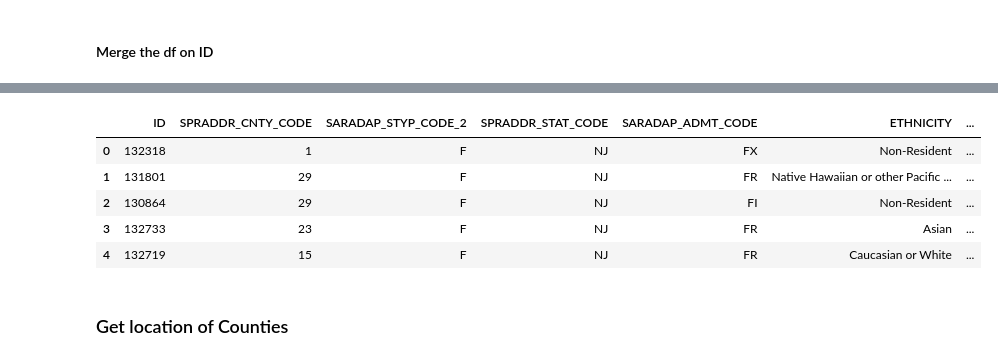
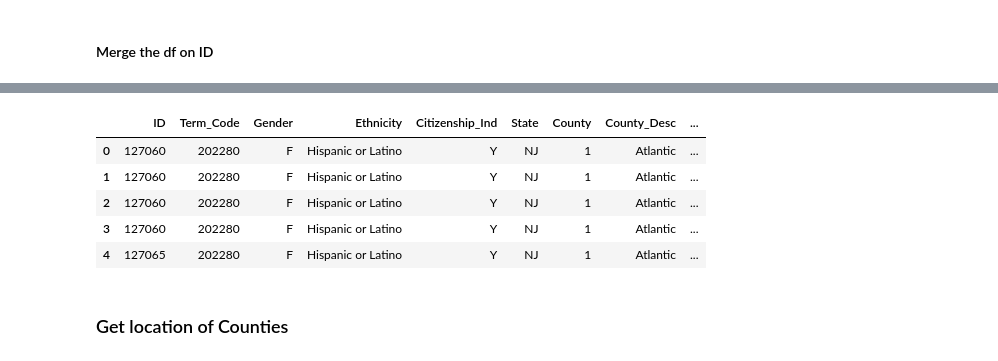
Before and after one commit to udoychowdhury/DataScience, a Jupyter notebook: Assitantship/CleanAndTransformData.ipynb, the cells around one changed output, grey strips where cells are left out. Saved outputs shown, nothing was run; the diff lists cells and outputs as text; code cells hidden in the pictures.

```diff
--- a/Assitantship/CleanAndTransformData.ipynb
+++ b/Assitantship/CleanAndTransformData.ipynb
@@ -103,19 +112,19 @@ output_file_path = '/Users/udoychowdhury/Documents/Assitantship/Merged Condition
 merged_df.to_excel(output_file_path, na_rep='NULL',index=False)
 # %%
 # File path for file
-output_file_path = '/Users/udoychowdhury/Documents/Assitantship/Merged Conditionally Admitted Students.xlsx'
+output_file_path = '/Users/udoychowdhury/Documents/Assitantship/Full Conditionally Admitted Students.xlsx'
 
 # Read the Excel file
 newdf = pd.read_excel(output_file_path)
 
 display(newdf.head())
 # %% [output]
-|  | ID | SPRADDR_CNTY_CODE | SARADAP_STYP_CODE_2 | SPRADDR_STAT_CODE | SARADAP_ADMT_CODE | ETHNICITY | ... |
-| 0 | 132318 | 1 | F | NJ | FX | Non-Resident | ... |
-| 1 | 131801 | 29 | F | NJ | FR | Native Hawaiian or other Pacific ... | ... |
-| 2 | 130864 | 29 | F | NJ | FI | Non-Resident | ... |
-| 3 | 132733 | 23 | F | NJ | FR | Asian | ... |
-| 4 | 132719 | 15 | F | NJ | FR | Caucasian or White | ... |
+|  | ID | Term_Code | Gender | Ethnicity | Citizenship_Ind | State | County | County_Desc | ... |
+| 0 | 127060 | 202280 | F | Hispanic or Latino | Y | NJ | 1 | Atlantic | ... |
+| 1 | 127060 | 202280 | F | Hispanic or Latino | Y | NJ | 1 | Atlantic | ... |
+| 2 | 127060 | 202280 | F | Hispanic or Latino | Y | NJ | 1 | Atlantic | ... |
+| 3 | 127060 | 202280 | F | Hispanic or Latino | Y | NJ | 1 | Atlantic | ... |
+| 4 | 127065 | 202280 | F | Hispanic or Latino | Y | NJ | 1 | Atlantic | ... |
 # %% [markdown]
 ### Get location of Counties ###
 # %%
```
Also changed, not shown: parts of 8 cells of this notebook, 5 other files.
